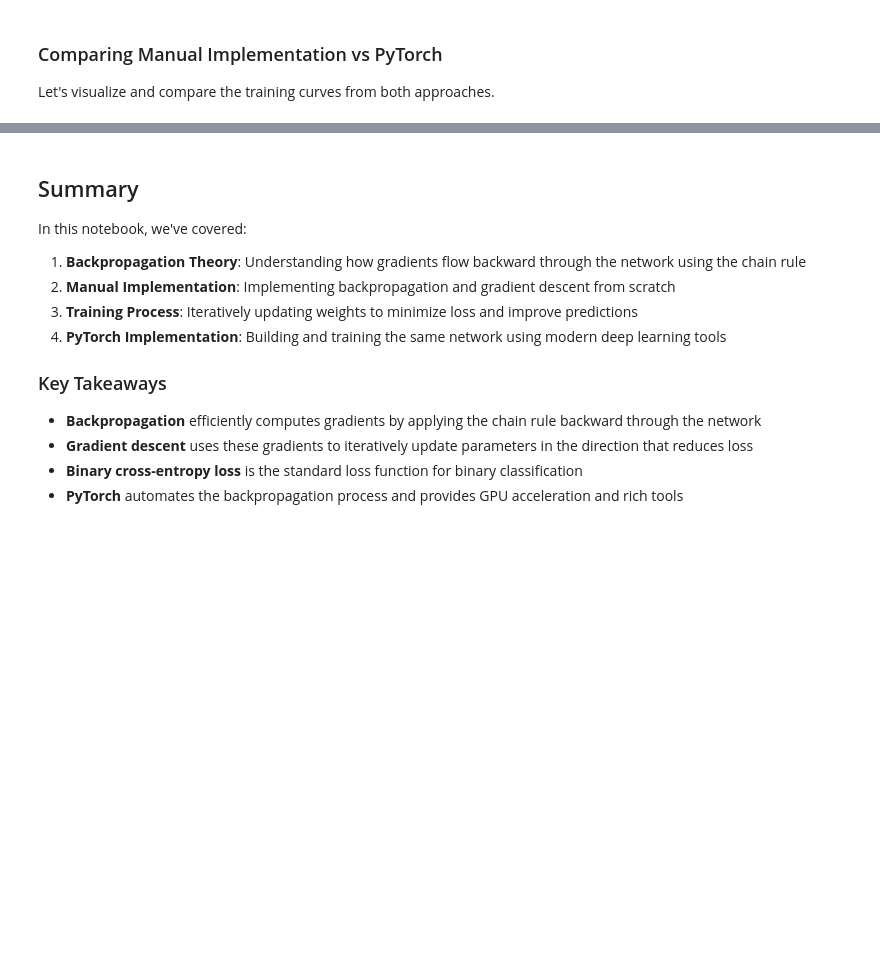
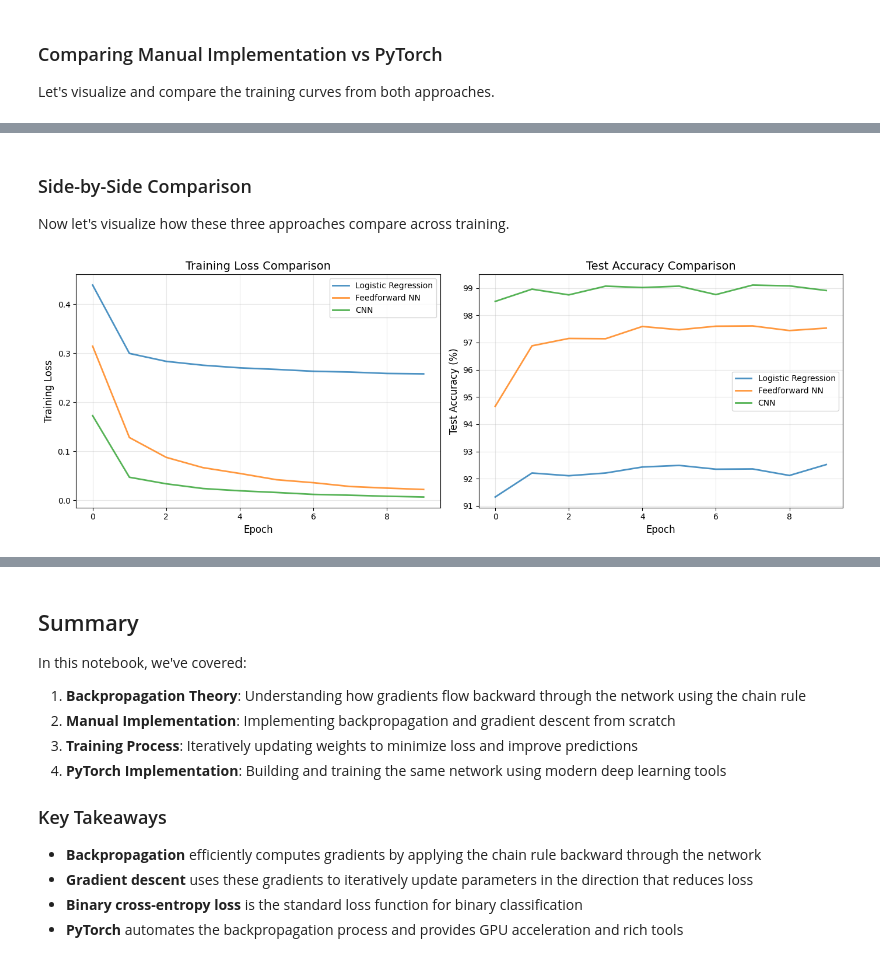
Before and after one commit to changyaochen/MECE4520, a Jupyter notebook: lectures/notebooks/17_neural_network_training.ipynb, the cells around one changed output, grey strips where cells are left out. Saved outputs shown, nothing was run; the diff lists cells and outputs as text; code cells hidden in the pictures; blank space fills up the shorter version.

```diff
--- a/lectures/notebooks/17_neural_network_training.ipynb
+++ b/lectures/notebooks/17_neural_network_training.ipynb
@@ -717,0 +1169,15 @@ Both implementations achieve similar performance!
+# %%
+# Train CNN
+print("Training Convolutional Neural Network...")
+cnn_losses, cnn_train_accs, cnn_test_accs = train_mnist_model(
+    cnn_model,
+    mnist_train_loader,
+    mnist_test_loader,
+    epochs=10,
+    lr=0.001,
+    model_name="CNN"
+)
+
+print(f"\nFinal Test Accuracy: {cnn_test_accs[-1]:.2f}%")
+print(f"Improvement over Logistic Regression: {cnn_test_accs[-1] - lr_test_accs[-1]:.2f}%")
+print(f"Improvement over Feedforward NN: {cnn_test_accs[-1] - ff_test_accs[-1]:.2f}%")
@@ -717,0 +1200,32 @@ Both implementations achieve similar performance!
+# %% [markdown]
+### Side-by-Side Comparison
+
+Now let's visualize how these three approaches compare across training.
+# %%
+# Plot comparison of all three models
+fig, axes = plt.subplots(1, 2, figsize=(14, 5))
+
+# Training loss comparison
+axes[0].plot(lr_losses, label='Logistic Regression', linewidth=2, alpha=0.8)
+axes[0].plot(ff_losses, label='Feedforward NN', linewidth=2, alpha=0.8)
+axes[0].plot(cnn_losses, label='CNN', linewidth=2, alpha=0.8)
+axes[0].set_xlabel('Epoch', fontsize=12)
+axes[0].set_ylabel('Training Loss', fontsize=12)
+axes[0].set_title('Training Loss Comparison', fontsize=14)
+axes[0].legend()
+axes[0].grid(True, alpha=0.3)
+
+# Test accuracy comparison
+axes[1].plot(lr_test_accs, label='Logistic Regression', linewidth=2, alpha=0.8)
+axes[1].plot(ff_test_accs, label='Feedforward NN', linewidth=2, alpha=0.8)
+axes[1].plot(cnn_test_accs, label='CNN', linewidth=2, alpha=0.8)
+axes[1].set_xlabel('Epoch', fontsize=12)
+axes[1].set_ylabel('Test Accuracy (%)', fontsize=12)
+axes[1].set_title('Test Accuracy Comparison', fontsize=14)
+axes[1].legend()
+axes[1].grid(True, alpha=0.3)
+
+plt.tight_layout()
+plt.show()
+# %% [output]
+[figure, added]
```
Also changed, not shown: parts of 29 cells of this notebook, 3 other files.
